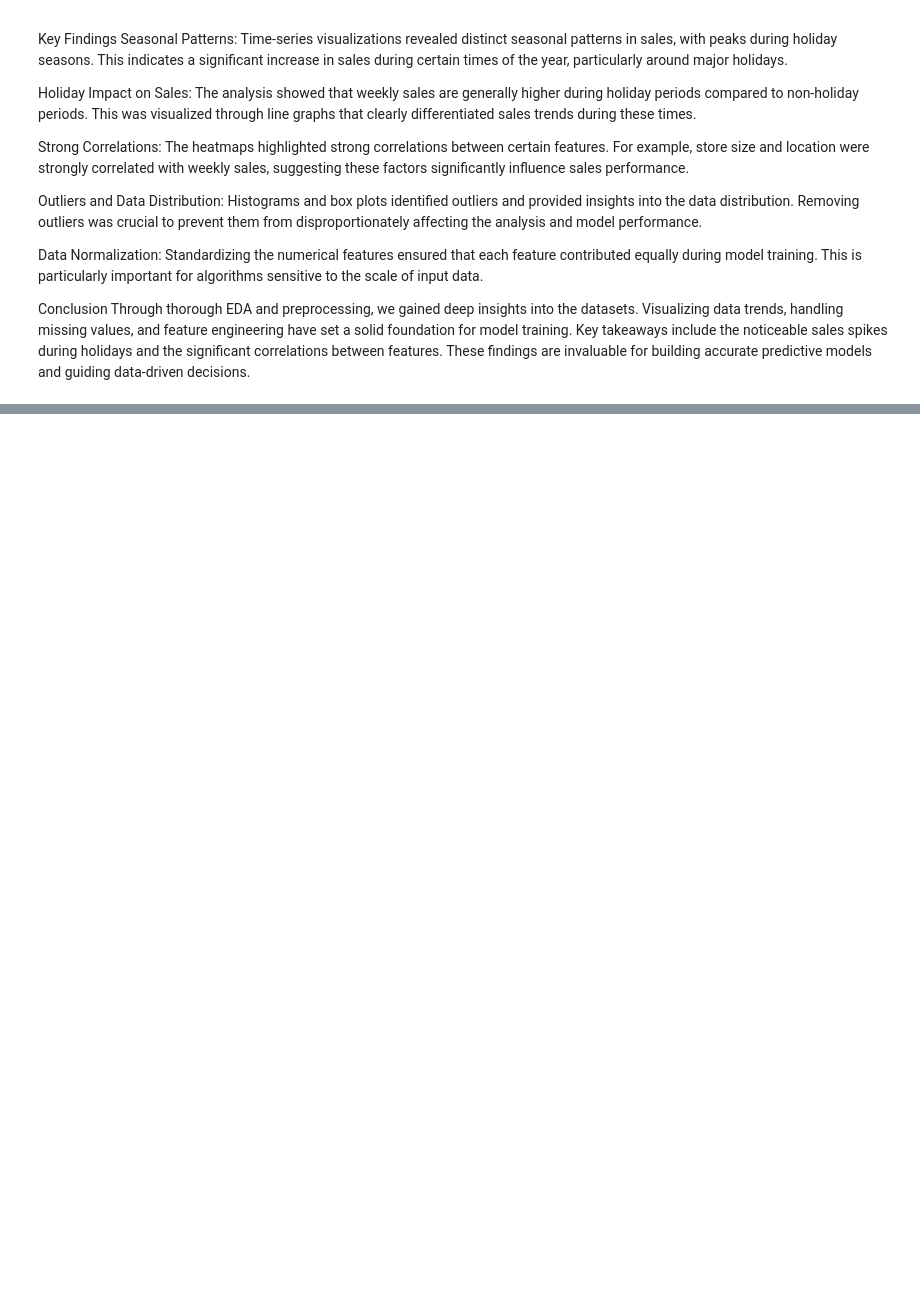
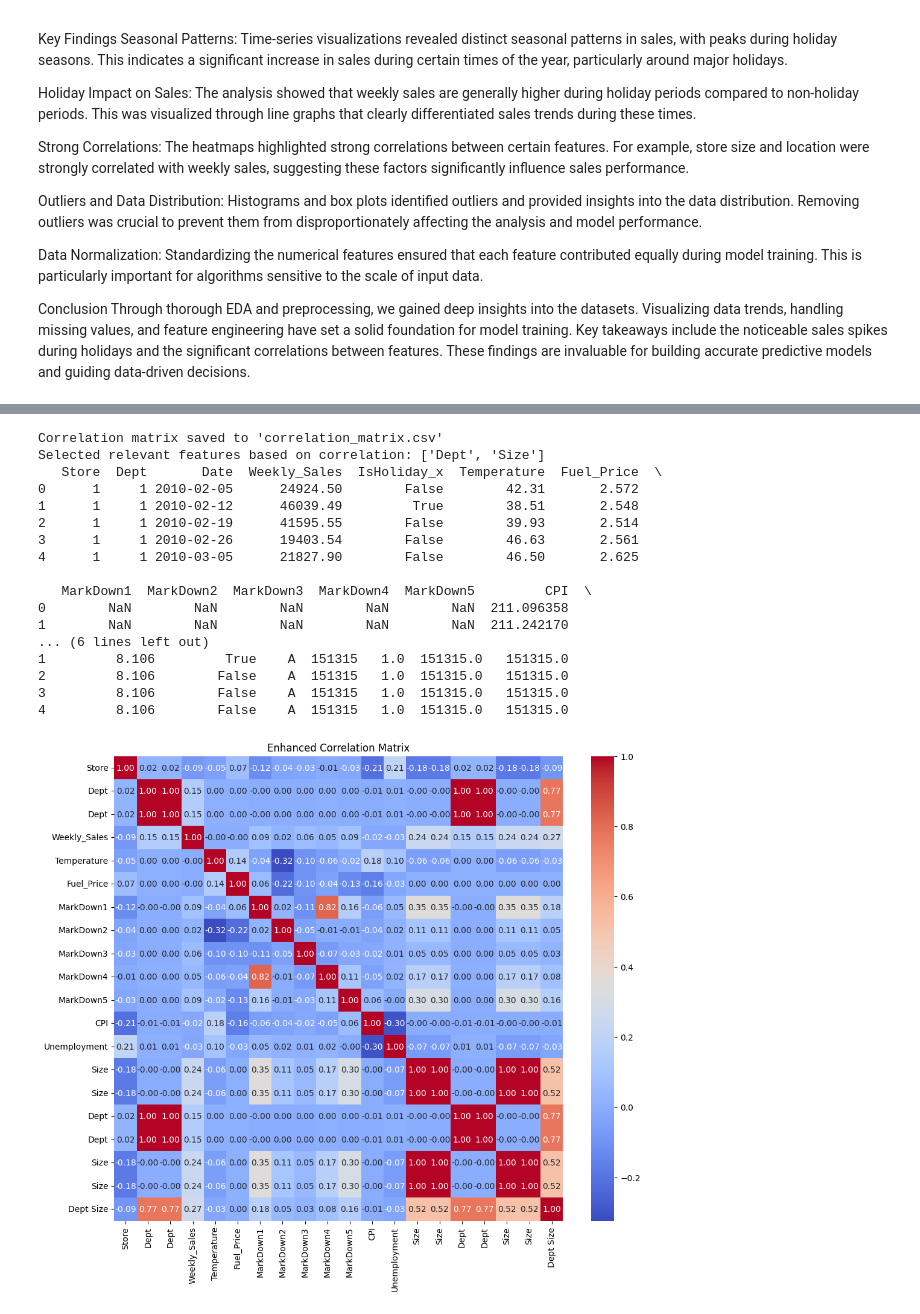
Before and after one commit to Fayyy66/MSA-Phase-2, a Jupyter notebook: part1-submission.ipynb, the cells around one changed output, grey strips where cells are left out. Saved outputs shown, nothing was run; the diff lists cells and outputs as text; code cells hidden in the pictures; blank space fills up the shorter version.

```diff
--- a/part1-submission.ipynb
+++ b/part1-submission.ipynb
@@ -334,0 +337,80 @@ Through thorough EDA and preprocessing, we gained deep insights into the dataset
+# %%
+import pandas as pd
+import numpy as np
+import matplotlib.pyplot as plt
+import seaborn as sns
+from sklearn.preprocessing import PolynomialFeatures
+
+# Load the datasets
+features_df = pd.read_csv('features.csv')
+sales_df = pd.read_csv('sales.csv')
+stores_df = pd.read_csv('stores.csv')
+
+# Merge the datasets on common columns
+merged_df = pd.merge(sales_df, features_df, on=['Store', 'Date'])
+merged_df = pd.merge(merged_df, stores_df, on='Store')
+
+# Ensure the Date column is in datetime format
+merged_df['Date'] = pd.to_datetime(merged_df['Date'])
+
+# Select only numerical columns for correlation calculation
+numerical_columns = merged_df.select_dtypes(include=['number']).columns
+
+# Calculate the correlation matrix
+correlation_matrix = merged_df[numerical_columns].corr()
+
+# Save correlation matrix to CSV file
+correlation_matrix.to_csv('correlation_matrix.csv')
+print("Correlation matrix saved to 'correlation_matrix.csv'")
+
+# Set a threshold for feature selection
+threshold = 0.1
+relevant_features = correlation_matrix.index[abs(correlation_matrix["Weekly_Sales"]) > threshold].tolist()
+relevant_features.remove('Weekly_Sales')  # Exclude the target variable itself
+
+# Print selected relevant features
+print(f"Selected relevant features based on correlation: {relevant_features}")
+
+# Create interaction terms and polynomial features
+poly = PolynomialFeatures(degree=2, interaction_only=True, include_bias=False)
+interaction_features = poly.fit_transform(merged_df[relevant_features])
+interaction_feature_names = poly.get_feature_names_out(relevant_features)
+
+interaction_df = pd.DataFrame(interaction_features, columns=interaction_feature_names)
+
+# Combine the new features with the original dataframe
+enhanced_df = pd.concat([merged_df, interaction_df], axis=1)
+
+# Display the first few rows of the enhanced dataframe
+print(enhanced_df.head())
+
+# Select only numerical columns for the heatmap
+numeric_cols = enhanced_df.select_dtypes(include=[np.number]).columns
+
+# Plot the correlation matrix of the enhanced dataframe
+plt.figure(figsize=(12, 10))
+sns.heatmap(enhanced_df[numeric_cols].corr(), annot=True, fmt='.2f', cmap='coolwarm')
+plt.title('Enhanced Correlation Matrix')
+plt.show()
+
+# Save the enhanced dataframe to a new CSV file
+enhanced_df.to_csv('enhanced_dataset.csv', index=False)
+# %% [output]
+Correlation matrix saved to 'correlation_matrix.csv'
+Selected relevant features based on correlation: ['Dept', 'Size']
+   Store  Dept       Date  Weekly_Sales  IsHoliday_x  Temperature  Fuel_Price  \
+0      1     1 2010-02-05      24924.50        False        42.31       2.572
+1      1     1 2010-02-12      46039.49         True        38.51       2.548
+2      1     1 2010-02-19      41595.55        False        39.93       2.514
+3      1     1 2010-02-26      19403.54        False        46.63       2.561
+4      1     1 2010-03-05      21827.90        False        46.50       2.625
+
+   MarkDown1  MarkDown2  MarkDown3  MarkDown4  MarkDown5         CPI  \
+0        NaN        NaN        NaN        NaN        NaN  211.096358
+1        NaN        NaN        NaN        NaN        NaN  211.242170
+... (6 lines left out)
+1         8.106         True    A  151315   1.0  151315.0   151315.0
+2         8.106        False    A  151315   1.0  151315.0   151315.0
+3         8.106        False    A  151315   1.0  151315.0   151315.0
+4         8.106        False    A  151315   1.0  151315.0   151315.0
+[figure, added]
```
Also changed, not shown: parts of 1 cell of this notebook.
